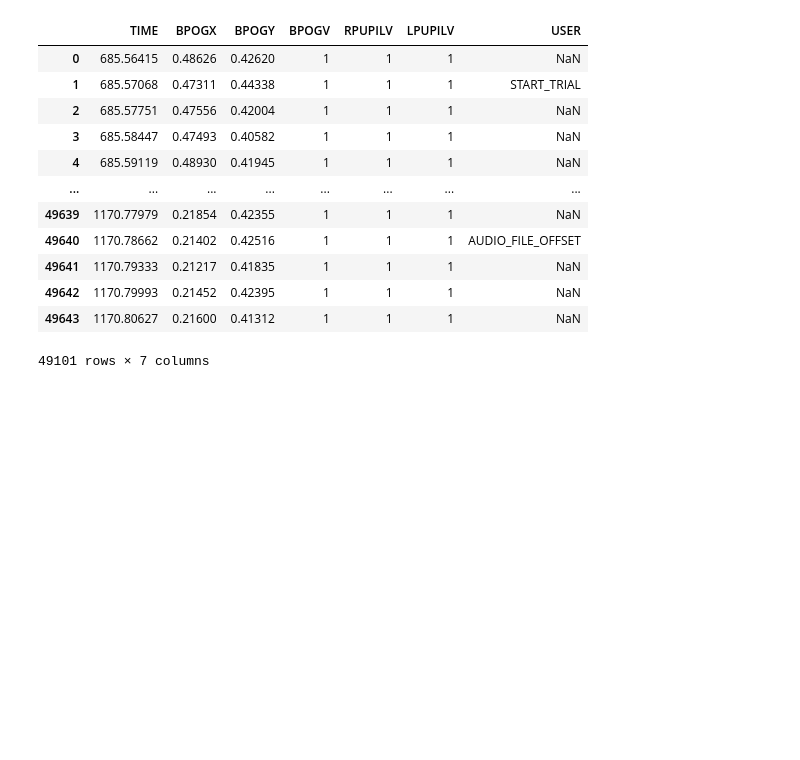
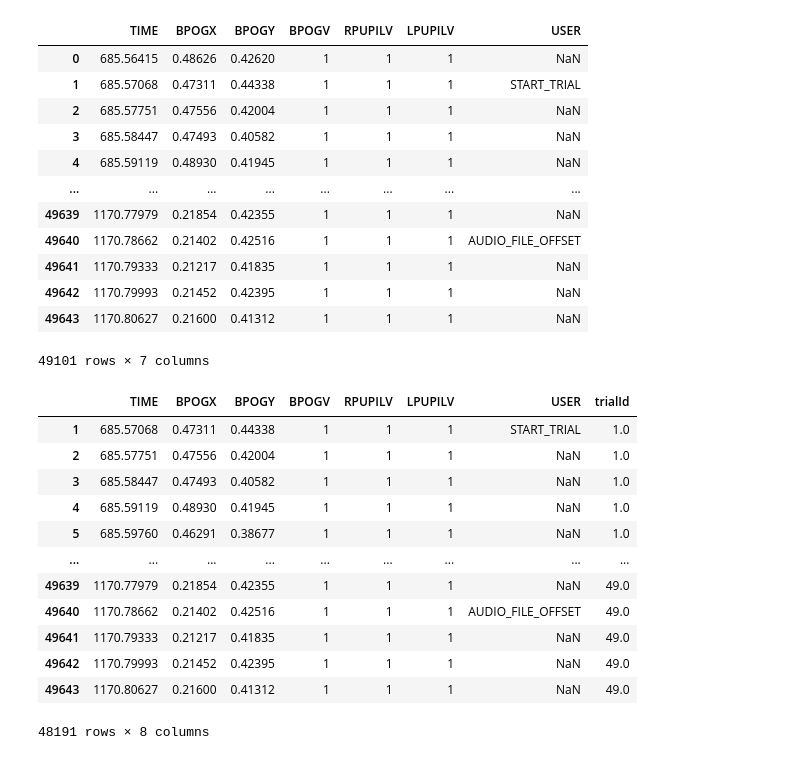
Before and after one commit to JonathanTheDuck/et26_VisualWorldParadigm, a Jupyter notebook: 02_analytics/human_predictions/human_pipeline.ipynb, the cells around one changed output. Saved outputs shown, nothing was run; the diff lists cells and outputs as text; code cells hidden in the pictures; blank space fills up the shorter version.

```diff
--- a/02_analytics/human_predictions/human_pipeline.ipynb
+++ b/02_analytics/human_predictions/human_pipeline.ipynb
@@ -73,6 +90,50 @@ samples_valid
 | 49642 | 1170.79993 | 0.21452 | 0.42395 | 1 | 1 | 1 | NaN |
 | 49643 | 1170.80627 | 0.21600 | 0.41312 | 1 | 1 | 1 | NaN |
 49101 rows × 7 columns
+# %%
+#before we continue we should add trial numbers to the gaze samples starting with 1
+#the construct of this cell was created with gpt:
+is_start = samples_valid["USER"].eq("START_TRIAL")
+is_stop = samples_valid["USER"].eq("STOP_TRIAL")
+
+inside = False
+current_id = 0
+ids = []
+
+for start, stop in zip(is_start, is_stop):
+    if start:
+        inside = True
+        current_id += 1
+
+    ids.append(current_id if inside else None)
+
+    if stop:
+        inside = False
+
+samples_valid["trialId"] = ids
+
+# Alles außerhalb eines Intervalls entfernen
+samples_valid_onlyTrials = samples_valid[samples_valid["trialId"].notna()]
+samples_valid_onlyTrials
+
+
+#sanity checking: correct :) all ids are moving up in correct range
+#svd=samples_valid_onlyTrials[samples_valid_onlyTrials["USER"]=="START_TRIAL"]
+#svd=samples_valid_onlyTrials[samples_valid_onlyTrials["USER"]=="STOP_TRIAL"]
+# %% [output]
+|  | TIME | BPOGX | BPOGY | BPOGV | RPUPILV | LPUPILV | USER | trialId |
+| 1 | 685.57068 | 0.47311 | 0.44338 | 1 | 1 | 1 | START_TRIAL | 1.0 |
+| 2 | 685.57751 | 0.47556 | 0.42004 | 1 | 1 | 1 | NaN | 1.0 |
+| 3 | 685.58447 | 0.47493 | 0.40582 | 1 | 1 | 1 | NaN | 1.0 |
+| 4 | 685.59119 | 0.48930 | 0.41945 | 1 | 1 | 1 | NaN | 1.0 |
+| 5 | 685.59760 | 0.46291 | 0.38677 | 1 | 1 | 1 | NaN | 1.0 |
+| ... | ... | ... | ... | ... | ... | ... | ... | ... |
+| 49639 | 1170.77979 | 0.21854 | 0.42355 | 1 | 1 | 1 | NaN | 49.0 |
+| 49640 | 1170.78662 | 0.21402 | 0.42516 | 1 | 1 | 1 | AUDIO_FILE_OFFSET | 49.0 |
+| 49641 | 1170.79333 | 0.21217 | 0.41835 | 1 | 1 | 1 | NaN | 49.0 |
+| 49642 | 1170.79993 | 0.21452 | 0.42395 | 1 | 1 | 1 | NaN | 49.0 |
+| 49643 | 1170.80627 | 0.21600 | 0.41312 | 1 | 1 | 1 | NaN | 49.0 |
+48191 rows × 8 columns
 # %%
 #the AOIs for the 4 objects have these positions in image coords (top left aligned just as open gaze as well):
 #AOIS have size of 400x400
```
Also changed, not shown: parts of 5 cells of this notebook.
